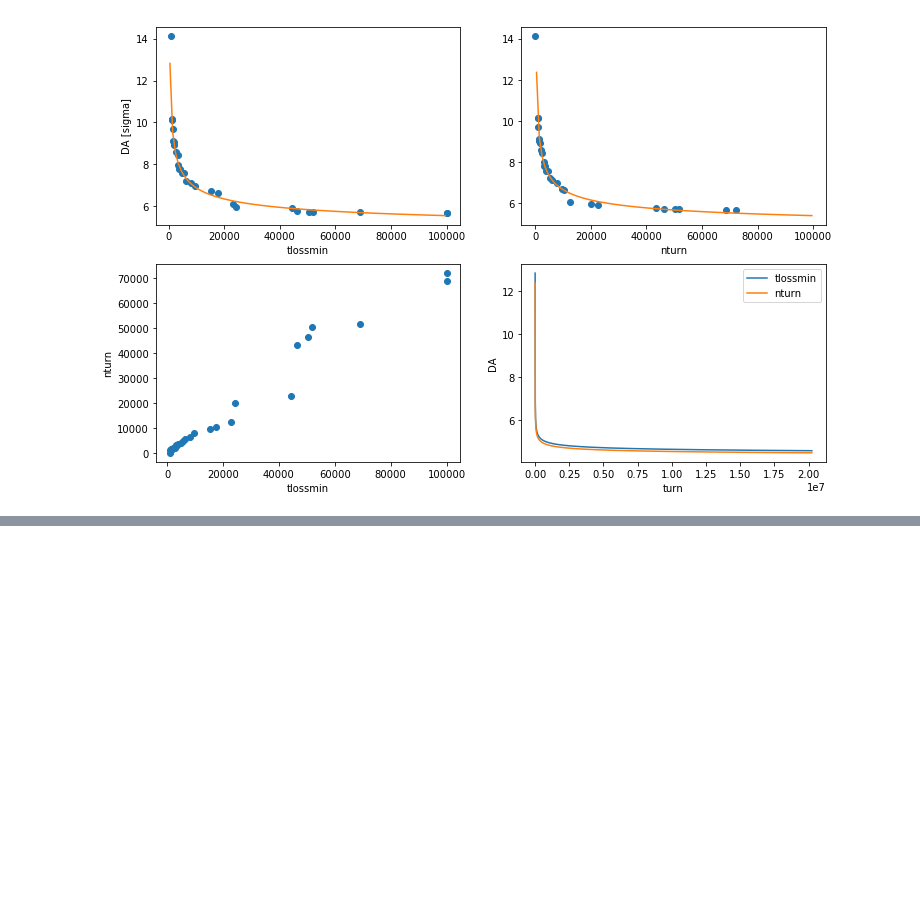
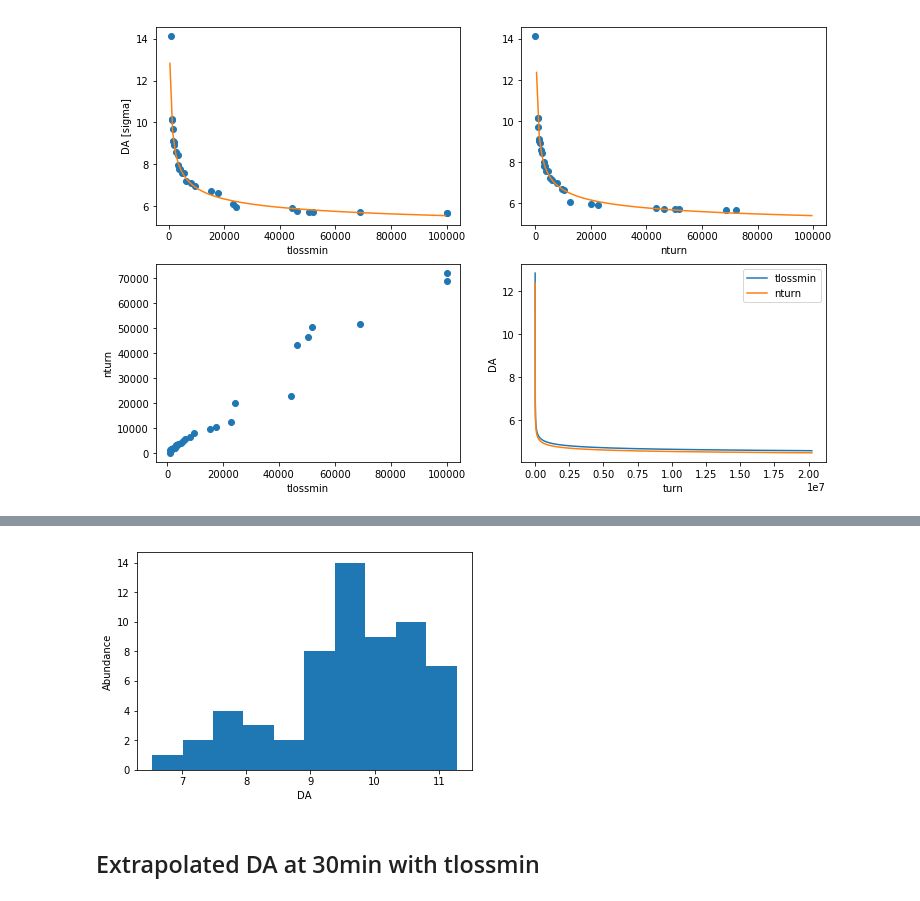
Before and after one commit to mtitze/HL-LHC, a Jupyter notebook: examples/examples_fitting_tlossmin.ipynb, the cells around one changed output, grey strips where cells are left out. Saved outputs shown, nothing was run; the diff lists cells and outputs as text; code cells hidden in the pictures; blank space fills up the shorter version.

Commit message:
updated fitting with tlossmin example

```diff
--- a/examples/examples_fitting_tlossmin.ipynb
+++ b/examples/examples_fitting_tlossmin.ipynb
@@ -143,0 +181,16 @@ plot_comparison("/home/phermes/development/SixDeskDB/chrom-20.0-40.0.db",1)
+# %%
+seed=25
+seeds = np.arange(1,61).tolist()
+
+b = da.davst('/home/phermes/development/SixDeskDB/chrom-6.0-12.0.db',emit=2.5)
+b.fit(seeds,gradient=0.8,xaxis='nturn')
+exda = b.extrapolate(11245*60*30)
+# %%
+plt.hist(exda['ext_da'])
+plt.xlabel("DA")
+plt.ylabel("Abundance")
+plt.show()
+# %% [output]
+[figure, added]
+# %% [markdown]
+## Extrapolated DA at 30min with tlossmin
```
Also changed, not shown: parts of 14 cells of this notebook.
